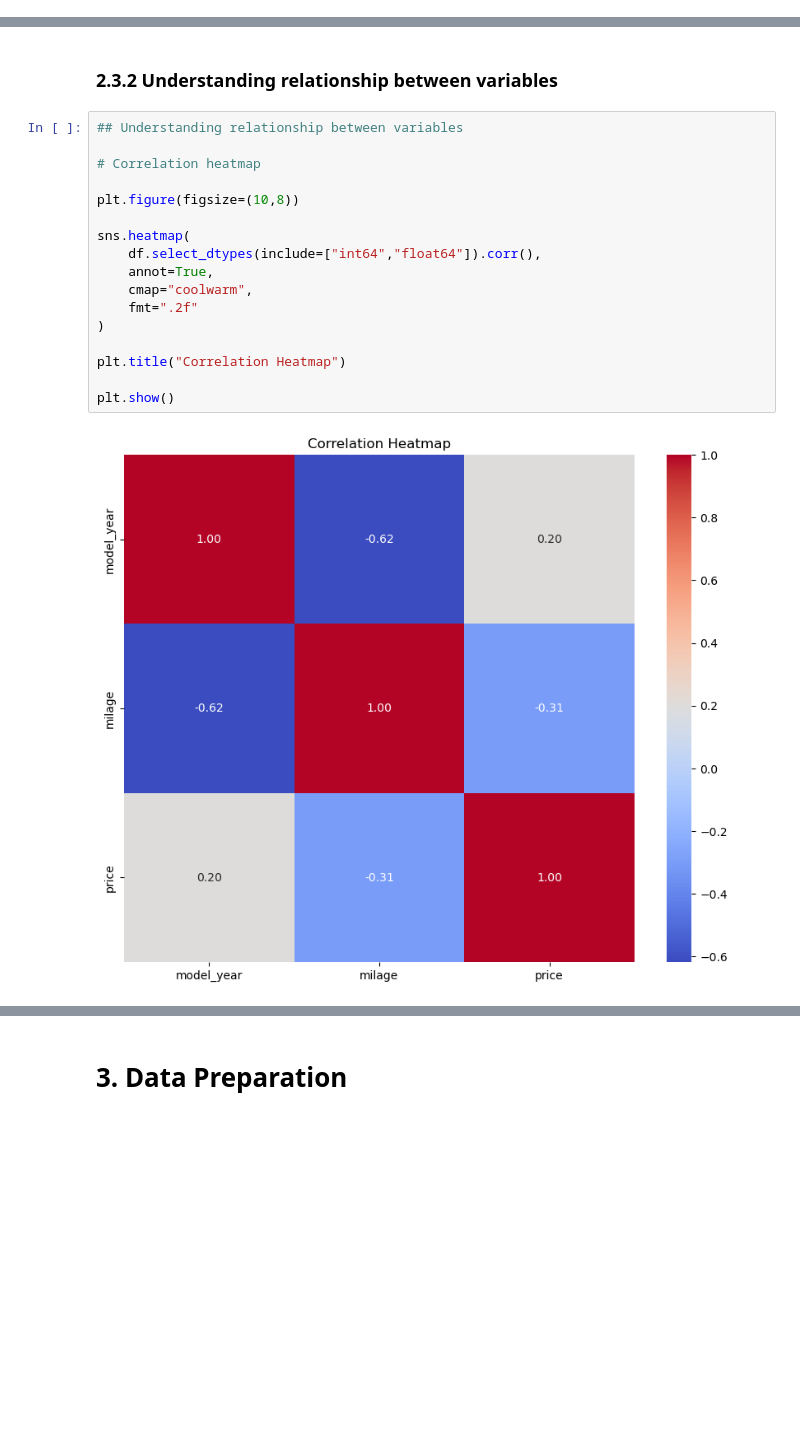
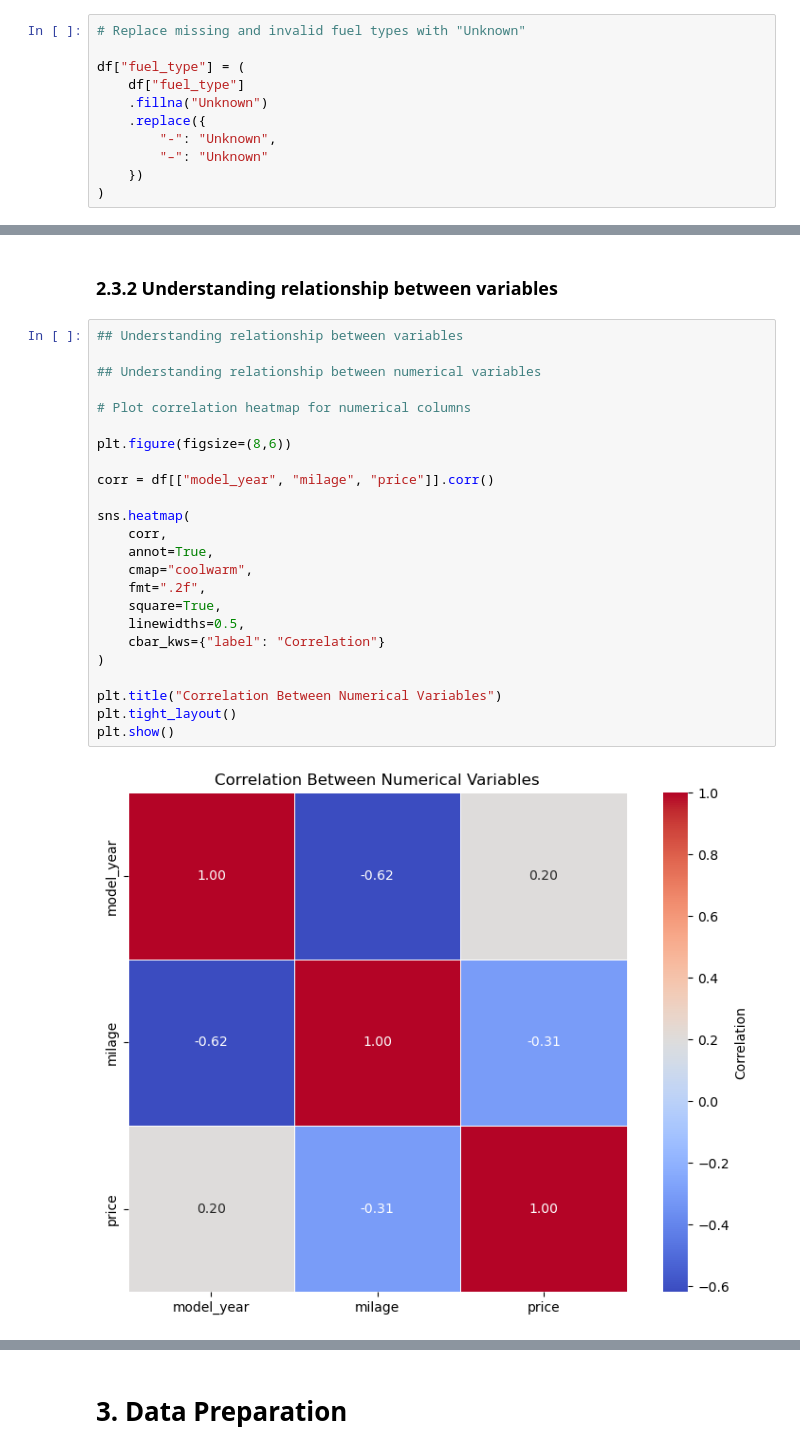
Before and after one commit to FongYongSheng/MLDP-Project, a Jupyter notebook: MLDP Program Codes Submission Template Real.ipynb, the cells around one changed output, grey strips where cells are left out. Drawn from its saved outputs; the diff is of its cells as text; blank space fills up the shorter version.

```diff
--- a/MLDP Program Codes Submission Template Real.ipynb
+++ b/MLDP Program Codes Submission Template Real.ipynb
@@ -132,3 +173,14 @@ memory usage: 376.0+ KB
+# %%
+# Replace missing and invalid fuel types with "Unknown"
+
+df["fuel_type"] = (
+    df["fuel_type"]
+    .fillna("Unknown")
+    .replace({
+        "-": "Unknown",
+        "–": "Unknown"
+    })
+)
 # %% [markdown]
 ### 2.3.1 Understanding distribution of data
 # %%
@@ -185,19 +332,26 @@ plt.show()
 # %%
 ## Understanding relationship between variables
 
-# Correlation heatmap
+## Understanding relationship between numerical variables
 
-plt.figure(figsize=(10,8))
+# Plot correlation heatmap for numerical columns
+
+plt.figure(figsize=(8,6))
+
+corr = df[["model_year", "milage", "price"]].corr()
 
 sns.heatmap(
-    df.select_dtypes(include=["int64","float64"]).corr(),
+    corr,
     annot=True,
     cmap="coolwarm",
-    fmt=".2f"
+    fmt=".2f",
+    square=True,
+    linewidths=0.5,
+    cbar_kws={"label": "Correlation"}
 )
 
-plt.title("Correlation Heatmap")
-
+plt.title("Correlation Between Numerical Variables")
+plt.tight_layout()
 plt.show()
 # %% [output]
-[figure, old version]
+[figure, new version]
```
Also changed, not shown: parts of 50 cells of this notebook.
